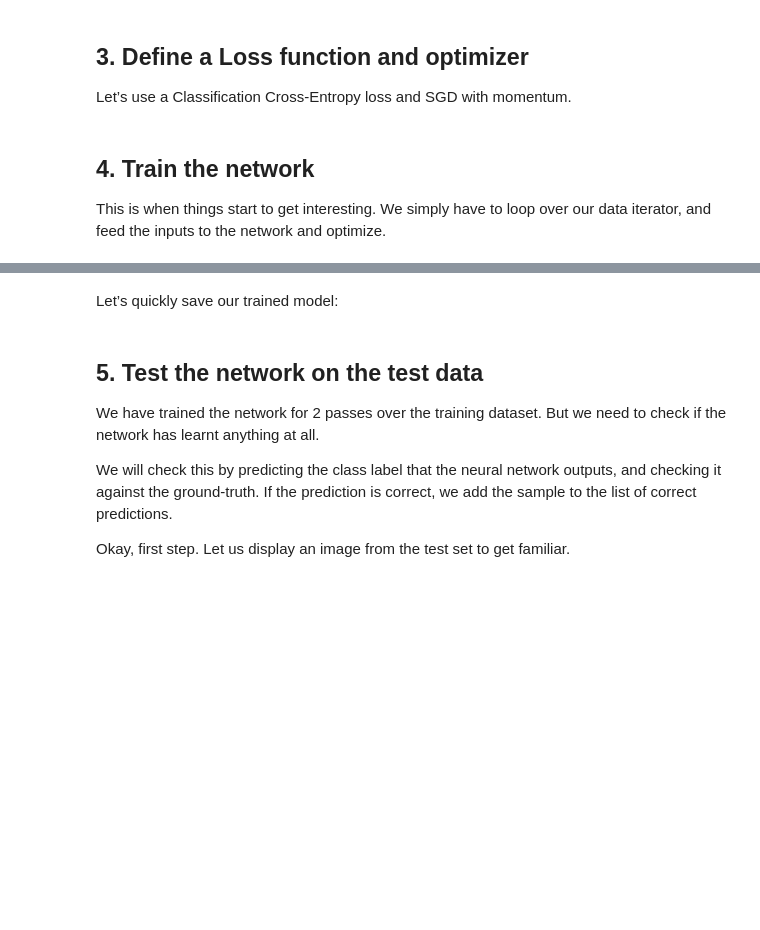
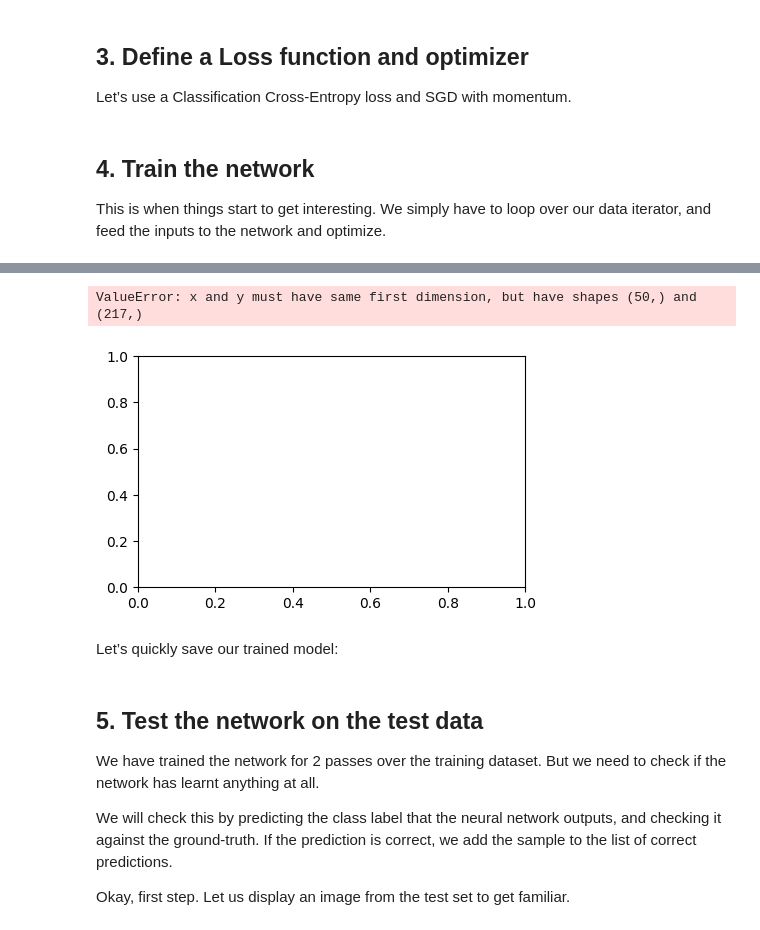
Before and after one commit to Myrrolinz/Deep-Learning, a Jupyter notebook: CNN/cnn-pytorch-cifar10.ipynb, the cells around one changed output, grey strips where cells are left out. Cells and saved outputs as stored; diff of their text form; code cells hidden in the pictures; blank space fills up the shorter version.

```diff
--- a/CNN/cnn-pytorch-cifar10.ipynb
+++ b/CNN/cnn-pytorch-cifar10.ipynb
@@ -99,9 +99,9 @@ import torch.nn.functional as F
 class Net(nn.Module):
     def __init__(self):
         super().__init__()
-        self.conv1 = nn.Conv2d(3, 6, (5, 5))
+        self.conv1 = nn.Conv2d(3, 6, 5)
         self.pool = nn.MaxPool2d(2, 2)
-        self.conv2 = nn.Conv2d(6, 16, (5, 5))
+        self.conv2 = nn.Conv2d(6, 16, 5)
         self.fc1 = nn.Linear(16 * 5 * 5, 120)
         self.fc2 = nn.Linear(120, 84)
         self.fc3 = nn.Linear(84, 10)
@@ -139,8 +139,11 @@ optimizer = optim.SGD(net.parameters(), lr=0.001, momentum=0.9)
 ## 4. Train the network
 This is when things start to get interesting. We simply have to loop over our data iterator, and feed the inputs to the network and optimize.
 # %%
-for epoch in range(2):  # loop over the dataset multiple times
-
+lossv = []
+accv = []
+epochs = 10
+for epoch in range(epochs):  # loop over the dataset multiple times
+    # train()
     running_loss = 0.0
     for i, data in enumerate(trainloader, 0):
         # get the inputs; data is a list of [inputs, labels]
@@ -159,7 +162,26 @@ for epoch in range(2):  # loop over the dataset multiple times
         running_loss += loss.item()
         if i % 2000 == 1999:    # print every 2000 mini-batches
             print(f'[{epoch + 1}, {i + 1:5d}] loss: {running_loss / 2000:.3f}')
+            lossv.append(running_loss / 2000)
             running_loss = 0.0
 
+    # validate()
+    correct = 0
+    total = 0
+    val_loss = 0
+    for data in testloader:
+        images, labels = data
+        # calculate outputs by running images through the network
+        outputs = net(images)
+        # the class with the highest energy is what we choose as prediction
+        _, predicted = torch.max(outputs.data, 1)
+        total += labels.size(0)
+        correct += (predicted == labels).sum().item()
+        val_loss += criterion(outputs, labels).data.item()
+    val_loss /= len(testloader)
+    accv.append(100 * correct / total)
+    lossv.append(val_loss)
+    print(f'Accuracy of the network on the 10000 test images: {100 * correct // total} %')
+    print(f'Validation loss: {val_loss:.3f}')
 print('Finished Training')
 # %% [output]
@@ -179,3 +206,15 @@ Finished Training
+# %%
+
+plt.figure(figsize=(5,3))
+plt.plot(np.arange(1,epochs+1), lossv)
+plt.title('validation loss')
+
+plt.figure(figsize=(5,3))
+plt.plot(np.arange(1,epochs+1), accv)
+plt.title('validation accuracy')
+# %% [output]
+ValueError: x and y must have same first dimension, but have shapes (50,) and (217,)
+[figure, added]
 # %% [markdown]
 Let’s quickly save our trained model:
 # %%
```
Also changed, not shown: parts of 5 cells of this notebook, 10 other files.
